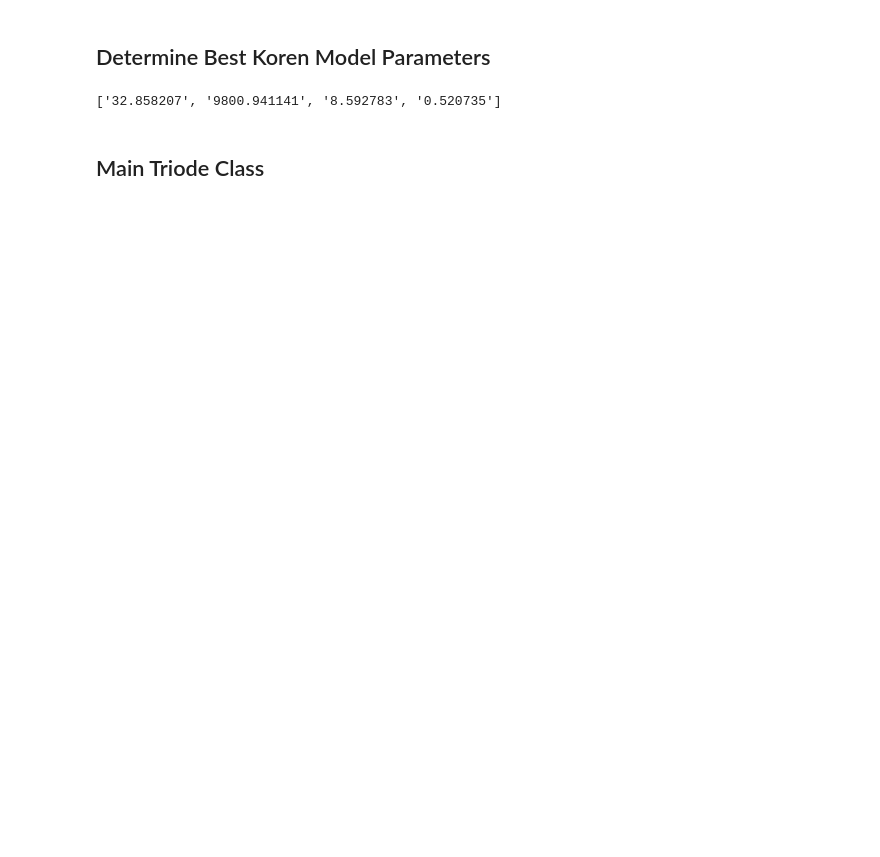
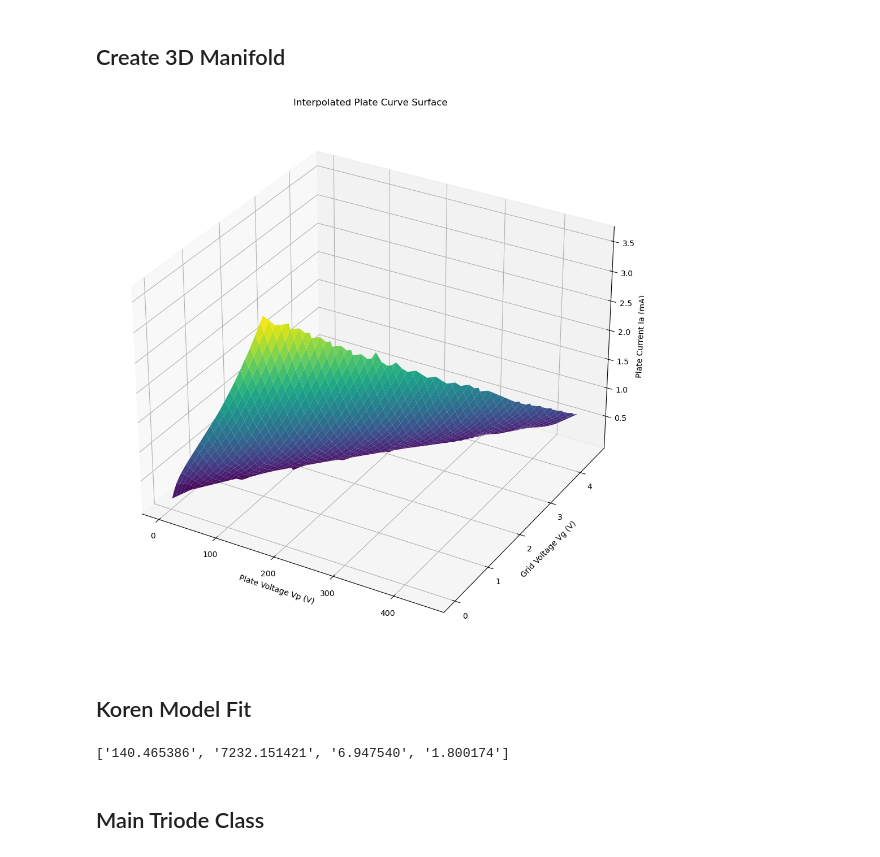
Before and after one commit to tiedyefreak22/Dual-Mono-Amp-Design, a Jupyter notebook: Triode_Pentode_Plate_Curves.ipynb, the cells around one changed output. Cells and saved outputs as stored; diff of their text form; code cells hidden in the pictures; blank space fills up the shorter version.

Commit message:
Added 3d manifold

```diff
--- a/Triode_Pentode_Plate_Curves.ipynb
+++ b/Triode_Pentode_Plate_Curves.ipynb
@@ -1,11 +1,64 @@
+# %% [markdown]
+## Create 3D Manifold
+# %%
+import numpy as np
+import pickle
+from scipy.optimize import curve_fit, least_squares
+import matplotlib.pyplot as plt
+from scipy.interpolate import griddata
+from scipy.interpolate import RBFInterpolator
+from mpl_toolkits.mplot3d import Axes3D
+
+# keys = grid voltages, values = (Vp, Ia) pairs
+with open("plate_curves.pkl", "rb") as f:
+    data = pickle.load(f)
+
+# Step 1: Flatten into Vp, Vg, Ia arrays
+Vp_data = []
+Vg_data = []
+Ia_data = []
+
+for key, curve in data.items():
+    Vg_val = float(key.replace("gv", ""))
+    for Vp, Ia in curve:
+        Vp_data.append(Vp)
+        Vg_data.append(Vg_val)
+        Ia_data.append(Ia)
+
+Vp_data = np.array(Vp_data)
+Vg_data = np.array(Vg_data)
+Ia_data = np.array(Ia_data)
+
+# Step 2: Create interpolation grid
+Vp_grid, Vg_grid = np.meshgrid(
+    np.linspace(min(Vp_data), max(Vp_data), 100),
+    np.linspace(min(Vg_data), max(Vg_data), 100)
+)
+
+# Step 3: Interpolate current values over the grid
+Ia_grid = griddata(
+    points=(Vp_data, Vg_data),
+    values=Ia_data,
+    xi=(Vp_grid, Vg_grid),
+    method='linear'  # can try 'linear' or 'nearest' if sparse
+)
+
+# Step 4: Plot the surface
+fig = plt.figure(figsize=(10, 10))
+ax = fig.add_subplot(111, projection='3d')
+ax.plot_surface(Vp_grid, Vg_grid, Ia_grid, cmap='viridis', linewidth=0, antialiased=True)
+
+ax.set_xlabel('Plate Voltage Vp (V)')
+ax.set_ylabel('Grid Voltage Vg (V)')
+ax.set_zlabel('Plate Current Ia (mA)')
+ax.set_title('Interpolated Plate Curve Surface')
+plt.tight_layout()
+plt.show()
+# %% [output]
+[figure, added]
 # %% [markdown]
-## Determine Best Koren Model Parameters
+## Koren Model Fit
 # %%
-import numpy as np
-import pickle
-from scipy.optimize import curve_fit
-import matplotlib.pyplot as plt
-
 # Step 1: Load the pickle file
 with open("plate_curves.pkl", "rb") as f:
     raw_data = pickle.load(f)
@@ -54,15 +107,18 @@ for Vp, Vg, Ia in zip(Vp_data, Vg_data, Ia_data):
     initial_guess = [300, 1060, 1.73, 1.3]  # kp, kg, kv, gamma
     bounds = ([10, 10, 0.1, 0.5], [1000, 10000, 10, 3.0])
 
+    # Make sure Ia_data is in mA
+    Ia_data_mA = Ia * 1000
+
     # Step 7: Fit the model (optional – remove comment to run)
-    popt, _ = curve_fit(extended_koren_model, X_data, Ia,
+    popt, _ = curve_fit(extended_koren_model, X_data, Ia_data_mA,
                         p0=initial_guess, bounds=bounds)
 
     popts.append(popt)
 popts = np.nanmean(popts, axis = 0)
 print([format(i, 'f') for i in popts])
 # %% [output]
-['32.858207', '9800.941141', '8.592783', '0.520735']
+['140.465386', '7232.151421', '6.947540', '1.800174']
 # %% [markdown]
 ## Main Triode Class
 # %%
```
Also changed, not shown: parts of 14 cells of this notebook.
